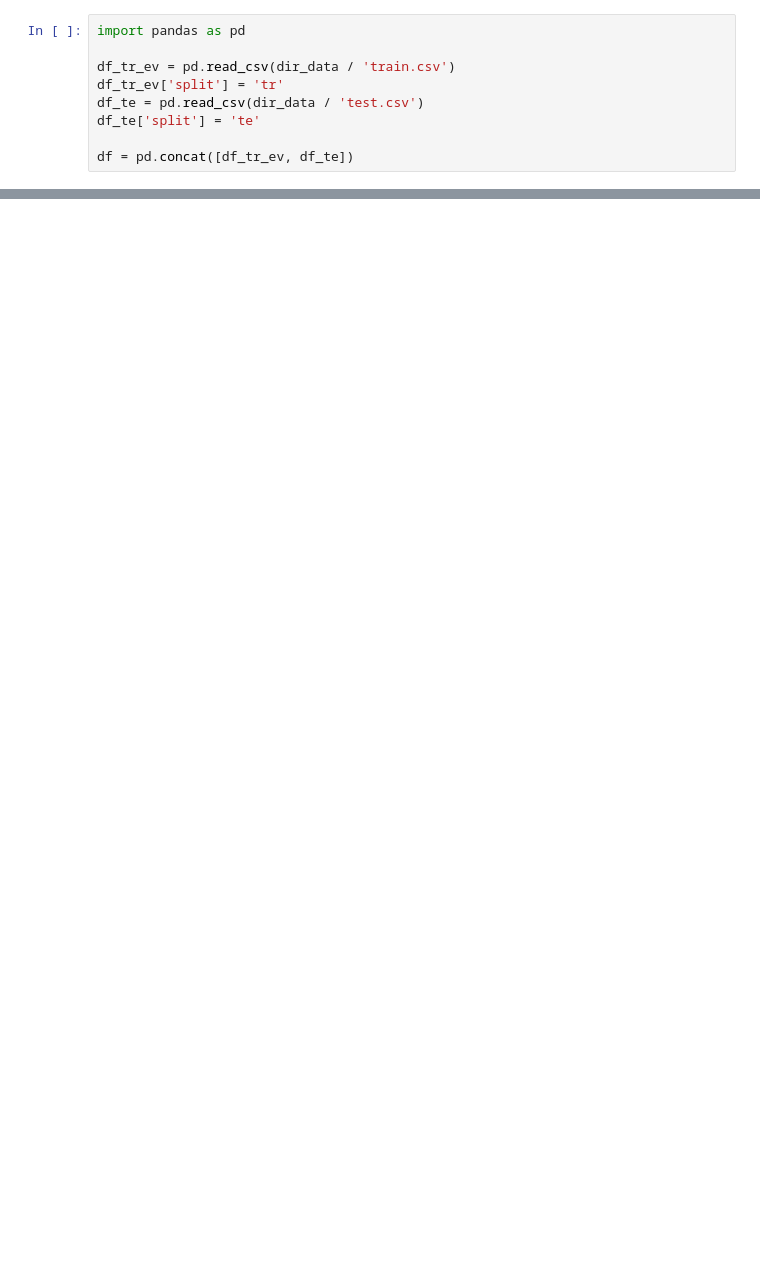
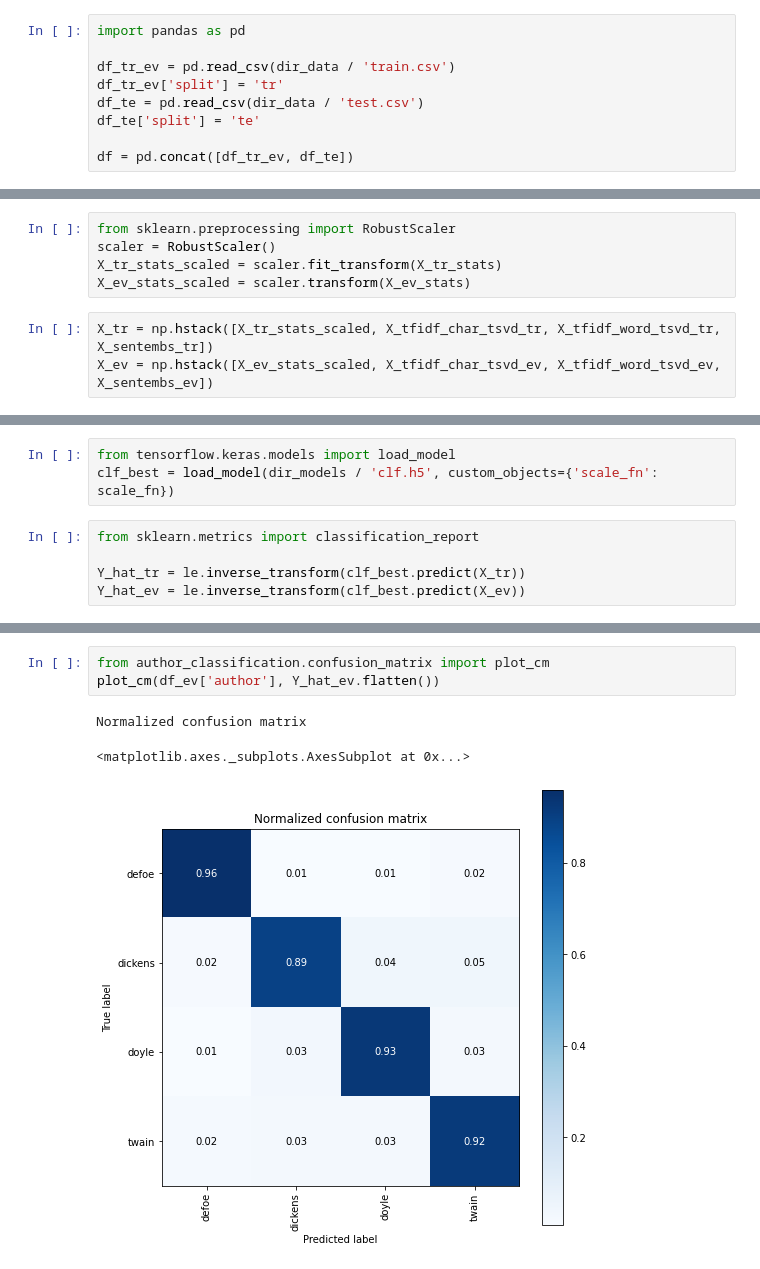
Before and after one commit to ivsanro1/author_classification, a Jupyter notebook: notebooks/train.ipynb, the cells around one changed output, grey strips where cells are left out. Saved outputs shown, nothing was run; the diff lists cells and outputs as text; blank space fills up the shorter version.

```diff
--- a/notebooks/train.ipynb
+++ b/notebooks/train.ipynb
@@ -92,0 +167,8 @@ X_ev_scaled = scaler.transform(X_ev)
+# %%
+from sklearn.preprocessing import RobustScaler
+scaler = RobustScaler()
+X_tr_stats_scaled = scaler.fit_transform(X_tr_stats)
+X_ev_stats_scaled = scaler.transform(X_ev_stats)
+# %%
+X_tr = np.hstack([X_tr_stats_scaled, X_tfidf_char_tsvd_tr, X_tfidf_word_tsvd_tr, X_sentembs_tr])
+X_ev = np.hstack([X_ev_stats_scaled, X_tfidf_char_tsvd_ev, X_tfidf_word_tsvd_ev, X_sentembs_ev])
@@ -92,0 +330,8 @@ X_ev_scaled = scaler.transform(X_ev)
+# %%
+from tensorflow.keras.models import load_model
+clf_best = load_model(dir_models / 'clf.h5', custom_objects={'scale_fn': scale_fn})
+# %%
+from sklearn.metrics import classification_report
+
+Y_hat_tr = le.inverse_transform(clf_best.predict(X_tr))
+Y_hat_ev = le.inverse_transform(clf_best.predict(X_ev))
@@ -92,0 +366,7 @@ X_ev_scaled = scaler.transform(X_ev)
+# %%
+from author_classification.confusion_matrix import plot_cm
+plot_cm(df_ev['author'], Y_hat_ev.flatten())
+# %% [output]
+Normalized confusion matrix
+<matplotlib.axes._subplots.AxesSubplot at 0x...>
+[figure, added]
```
Also changed, not shown: parts of 44 cells of this notebook, 6 other files.
